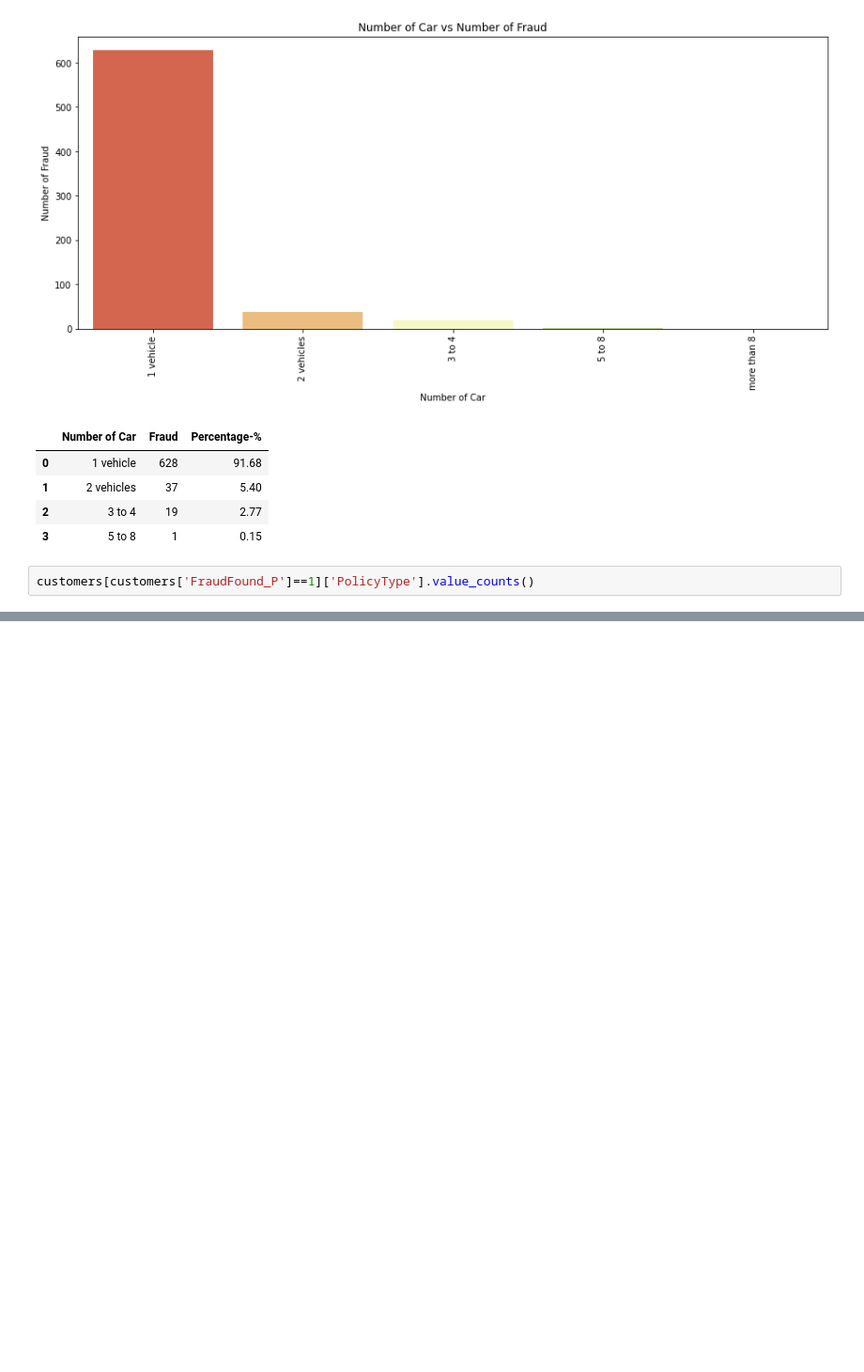
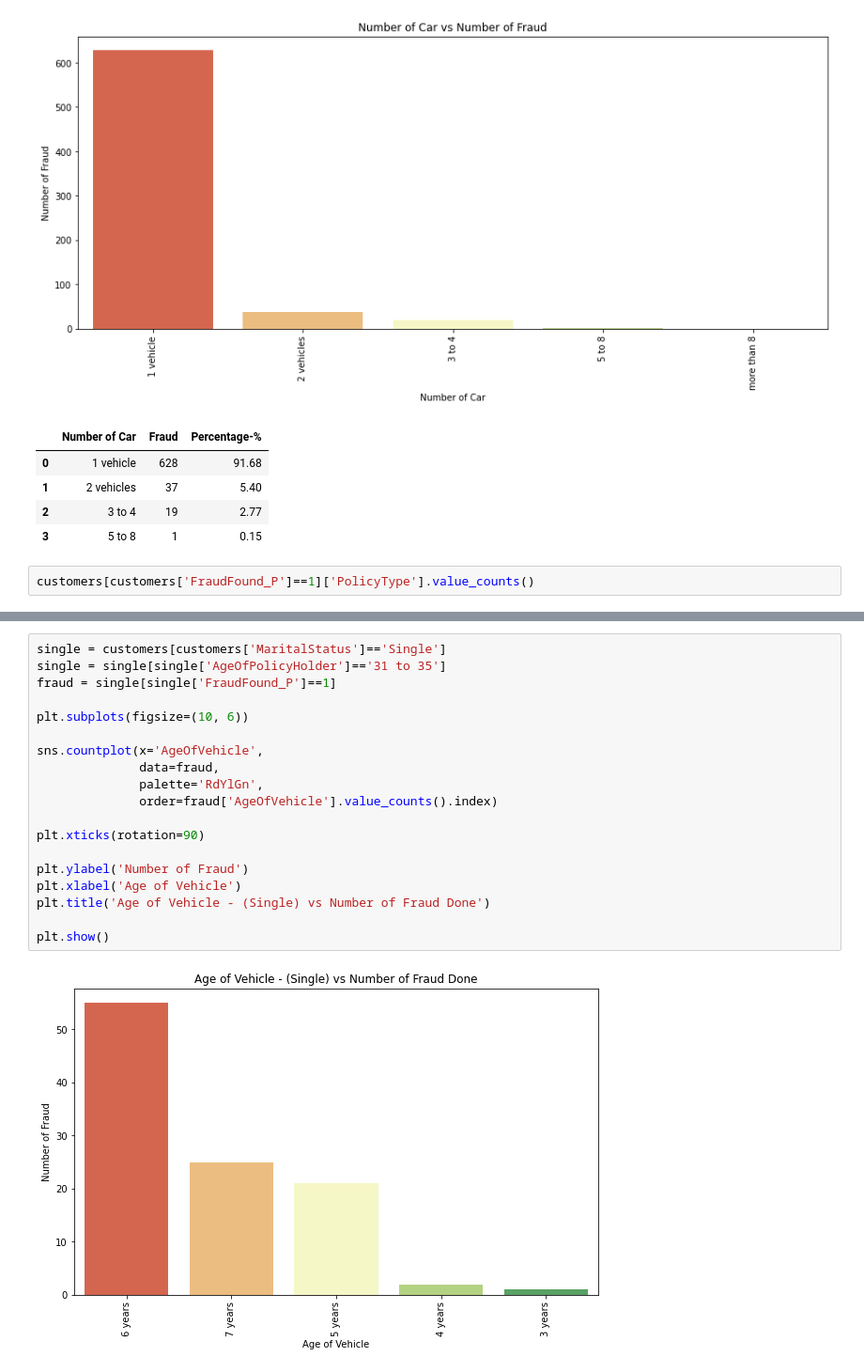
Before and after one commit to aniket414/car-insurance-fraud, a Jupyter notebook: Visualization.ipynb, the cells around one changed output, grey strips where cells are left out. Shown at 94% size. Saved outputs shown, nothing was run; the diff lists cells and outputs as text; blank space fills up the shorter version.

```diff
--- a/Visualization.ipynb
+++ b/Visualization.ipynb
@@ -427,0 +546,21 @@ pd.DataFrame(claim_array,columns=['Age Group','Claims','Percentage-%'])
+# %%
+single = customers[customers['MaritalStatus']=='Single']
+single = single[single['AgeOfPolicyHolder']=='31 to 35']
+fraud = single[single['FraudFound_P']==1]
+
+plt.subplots(figsize=(10, 6))
+
+sns.countplot(x='AgeOfVehicle',
+              data=fraud,
+              palette='RdYlGn',
+              order=fraud['AgeOfVehicle'].value_counts().index)
+
+plt.xticks(rotation=90)
+
+plt.ylabel('Number of Fraud')
+plt.xlabel('Age of Vehicle')
+plt.title('Age of Vehicle - (Single) vs Number of Fraud Done')
+
+plt.show()
+# %% [output]
+[figure, added]
```
Also changed, not shown: parts of 16 cells of this notebook.
